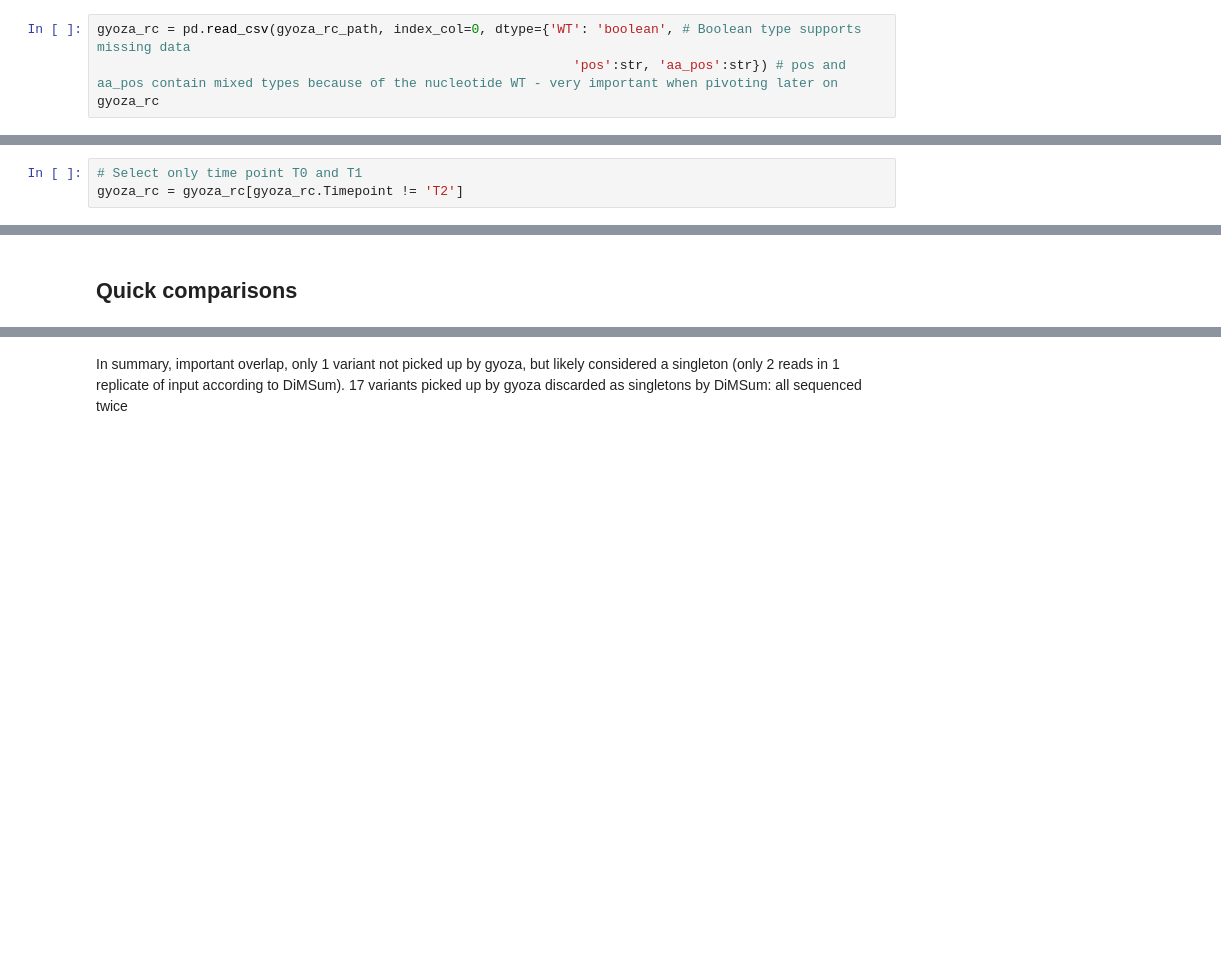
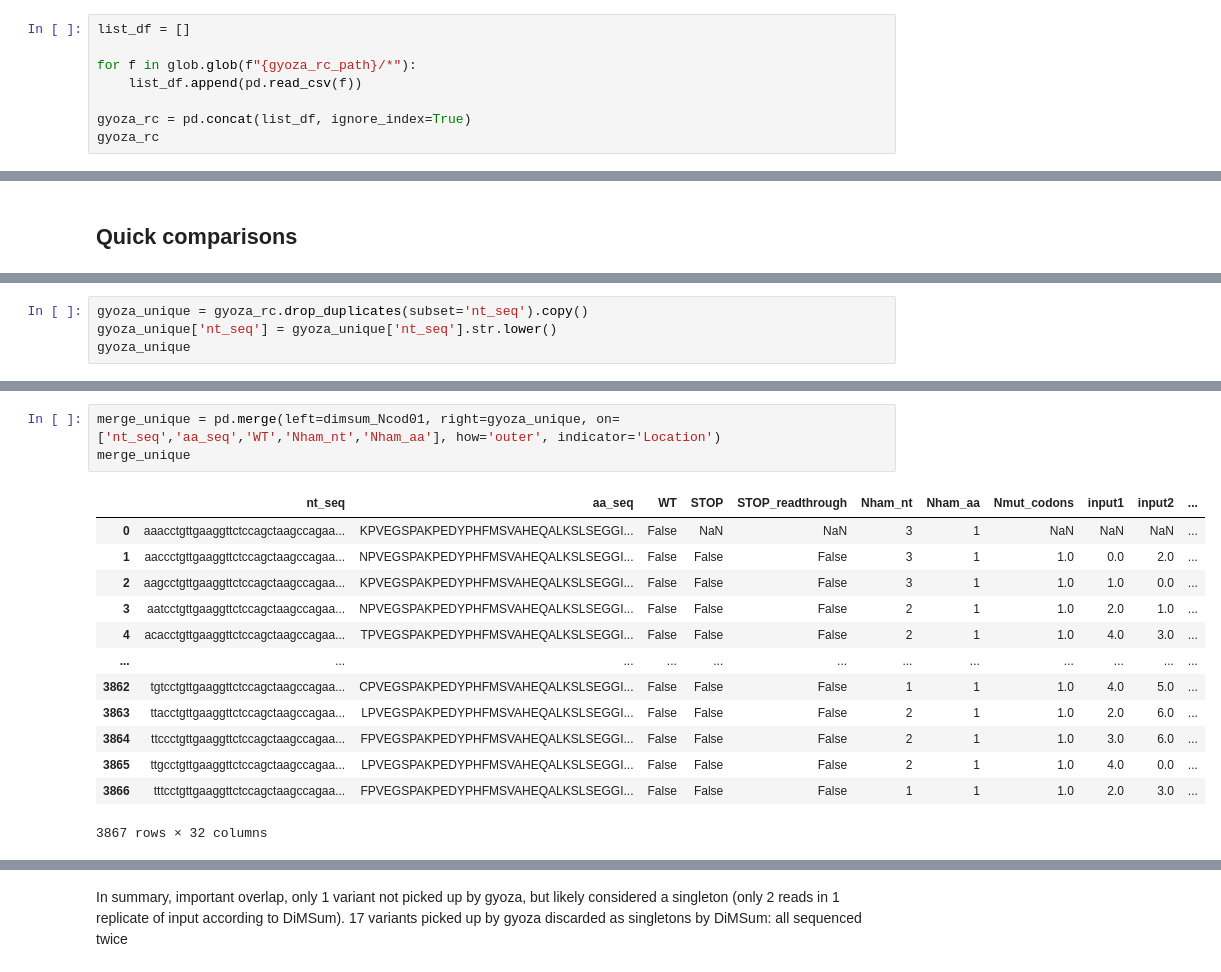
Before and after one commit to Landrylab/Durand_et_al_2025_gyoza, a Jupyter notebook: DiMSum_benchmark.ipynb, the cells around one changed output, grey strips where cells are left out. Cells and saved outputs as stored; diff of their text form; blank space fills up the shorter version.

```diff
--- a/DiMSum_benchmark.ipynb
+++ b/DiMSum_benchmark.ipynb
@@ -22,7 +23,11 @@ dimsum_s_path = 'dimsum/fitness_singles.txt'
 # %% [markdown]
 ### Import read count data from gyoza
 # %%
-gyoza_rc = pd.read_csv(gyoza_rc_path, index_col=0, dtype={'WT': 'boolean', # Boolean type supports missing data
-                                                             'pos':str, 'aa_pos':str}) # pos and aa_pos contain mixed types because of the nucleotide WT - very important when pivoting later on
+list_df = []
+
+for f in glob.glob(f"{gyoza_rc_path}/*"):
+    list_df.append(pd.read_csv(f))
+
+gyoza_rc = pd.concat(list_df, ignore_index=True)
 gyoza_rc
 # %% [output]
@@ -42,6 +47,3 @@ gyoza_rc
-# %%
-# Select only time point T0 and T1
-gyoza_rc = gyoza_rc[gyoza_rc.Timepoint != 'T2']
 # %% [markdown]
 ### Import read count data from DiMSum
 # %%
@@ -120,0 +123,4 @@ len([x for x in gyoza_rc.nt_seq.unique() if x.lower() not in dimsum_rc.nt_seq.un
+# %%
+gyoza_unique = gyoza_rc.drop_duplicates(subset='nt_seq').copy()
+gyoza_unique['nt_seq'] = gyoza_unique['nt_seq'].str.lower()
+gyoza_unique
@@ -121 +141,18 @@ len([x for x in gyoza_rc.nt_seq.unique() if x.lower() not in dimsum_rc.nt_seq.un
+# %%
+merge_unique = pd.merge(left=dimsum_Ncod01, right=gyoza_unique, on=['nt_seq','aa_seq','WT','Nham_nt','Nham_aa'], how='outer', indicator='Location')
+merge_unique
+# %% [output]
+|  | nt_seq | aa_seq | WT | STOP | STOP_readthrough | Nham_nt | Nham_aa | Nmut_codons | input1 | input2 | ... |
+| 0 | aaacctgttgaaggttctccagctaagccagaa... | KPVEGSPAKPEDYPHFMSVAHEQALKSLSEGGI... | False | NaN | NaN | 3 | 1 | NaN | NaN | NaN | ... |
+| 1 | aaccctgttgaaggttctccagctaagccagaa... | NPVEGSPAKPEDYPHFMSVAHEQALKSLSEGGI... | False | False | False | 3 | 1 | 1.0 | 0.0 | 2.0 | ... |
+| 2 | aagcctgttgaaggttctccagctaagccagaa... | KPVEGSPAKPEDYPHFMSVAHEQALKSLSEGGI... | False | False | False | 3 | 1 | 1.0 | 1.0 | 0.0 | ... |
+| 3 | aatcctgttgaaggttctccagctaagccagaa... | NPVEGSPAKPEDYPHFMSVAHEQALKSLSEGGI... | False | False | False | 2 | 1 | 1.0 | 2.0 | 1.0 | ... |
+| 4 | acacctgttgaaggttctccagctaagccagaa... | TPVEGSPAKPEDYPHFMSVAHEQALKSLSEGGI... | False | False | False | 2 | 1 | 1.0 | 4.0 | 3.0 | ... |
+| ... | ... | ... | ... | ... | ... | ... | ... | ... | ... | ... | ... |
+| 3862 | tgtcctgttgaaggttctccagctaagccagaa... | CPVEGSPAKPEDYPHFMSVAHEQALKSLSEGGI... | False | False | False | 1 | 1 | 1.0 | 4.0 | 5.0 | ... |
+| 3863 | ttacctgttgaaggttctccagctaagccagaa... | LPVEGSPAKPEDYPHFMSVAHEQALKSLSEGGI... | False | False | False | 2 | 1 | 1.0 | 2.0 | 6.0 | ... |
+| 3864 | ttccctgttgaaggttctccagctaagccagaa... | FPVEGSPAKPEDYPHFMSVAHEQALKSLSEGGI... | False | False | False | 2 | 1 | 1.0 | 3.0 | 6.0 | ... |
+| 3865 | ttgcctgttgaaggttctccagctaagccagaa... | LPVEGSPAKPEDYPHFMSVAHEQALKSLSEGGI... | False | False | False | 2 | 1 | 1.0 | 4.0 | 0.0 | ... |
+| 3866 | tttcctgttgaaggttctccagctaagccagaa... | FPVEGSPAKPEDYPHFMSVAHEQALKSLSEGGI... | False | False | False | 1 | 1 | 1.0 | 2.0 | 3.0 | ... |
+3867 rows × 32 columns
 # %%
```
Also changed, not shown: parts of 18 cells of this notebook, 11 other files.
